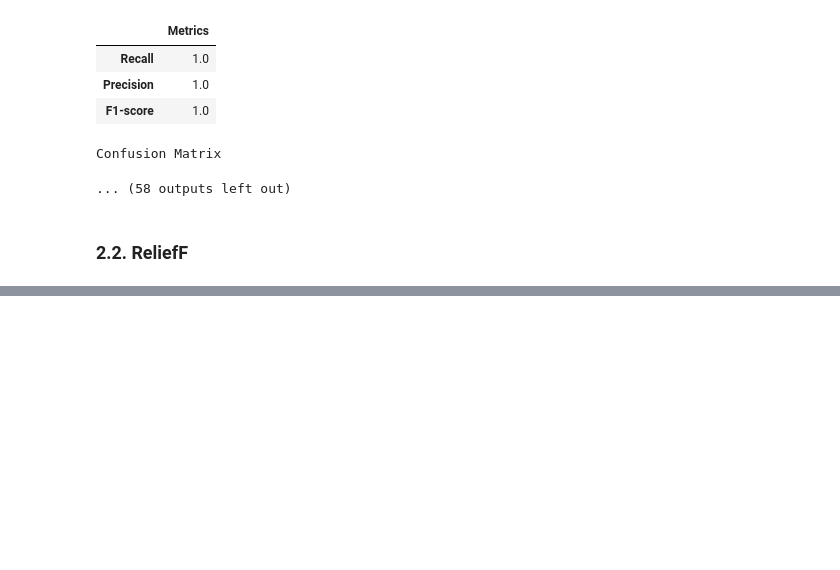
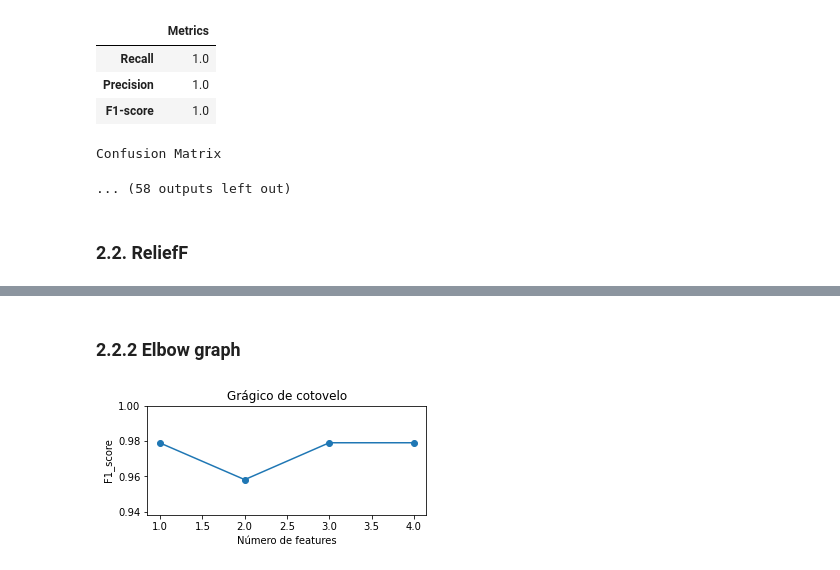
Before and after one commit to patii01/TCD-TP, a Jupyter notebook: Part_B/code/mainActivity.ipynb, the cells around one changed output, grey strips where cells are left out. Drawn from its saved outputs; the diff is of its cells as text; code cells hidden in the pictures; blank space fills up the shorter version.

```diff
--- a/Part_B/code/mainActivity.ipynb
+++ b/Part_B/code/mainActivity.ipynb
@@ -831,0 +792,20 @@ F1_score: 0.9327731092436974
+# %% [markdown]
+### 2.2.2 Elbow graph
+# %%
+def elbowGraph(lista_f1):
+    index = np.arange(1,5)
+
+    plt.figure(figsize=(5,2))
+    plt.ylim(min(lista_f1)-0.02,1)
+
+    plt.plot(index, lista_f1)
+    plt.scatter(index, lista_f1)
+
+    plt.title("Grágico de cotovelo")
+    plt.xlabel("Número de features")
+    plt.ylabel("F1_score")
+    plt.show()
+
+elbowGraph(f1_score_elbow)
+# %% [output]
+[figure, added]
```
Also changed, not shown: parts of 24 cells of this notebook.
